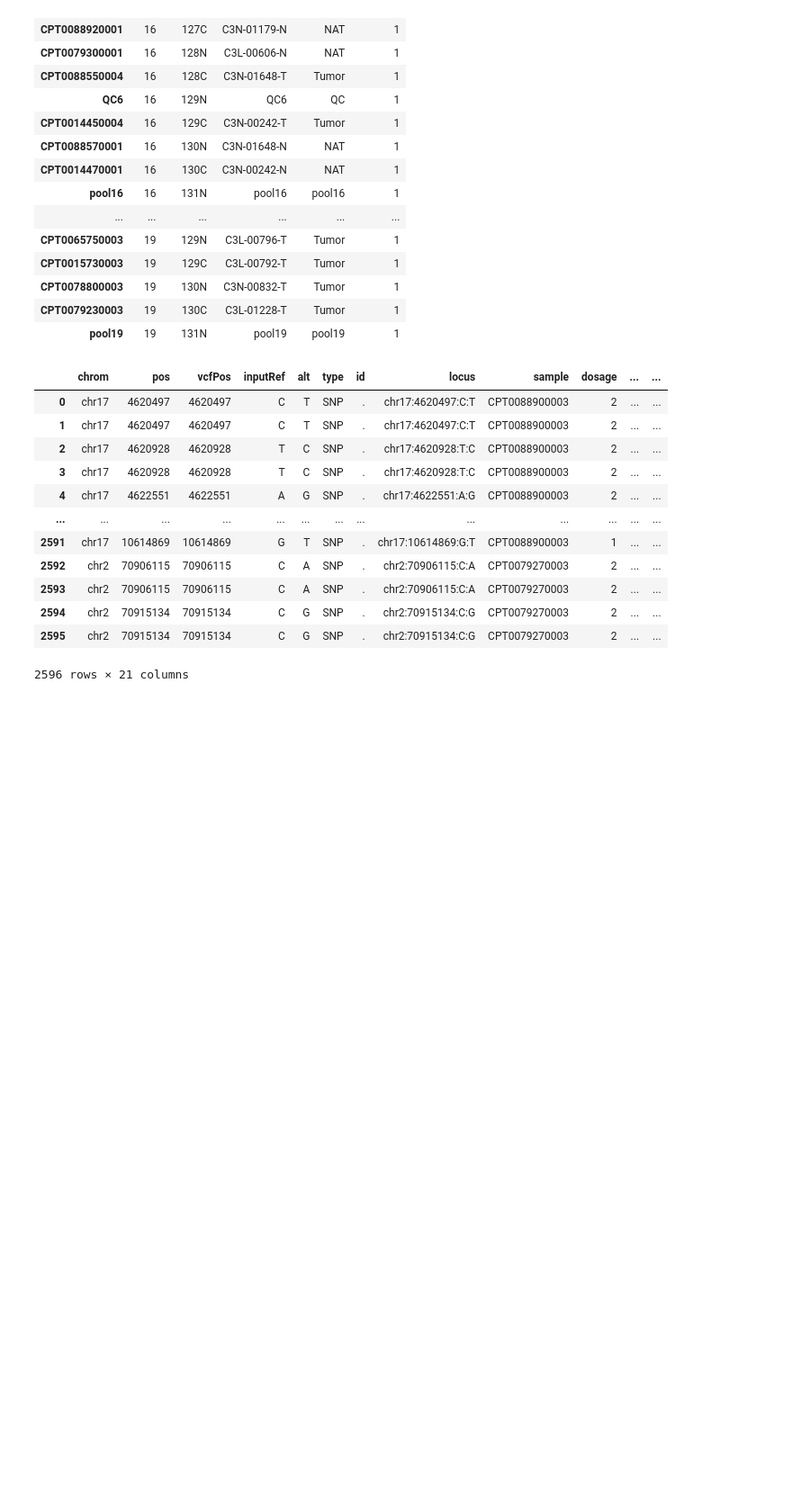
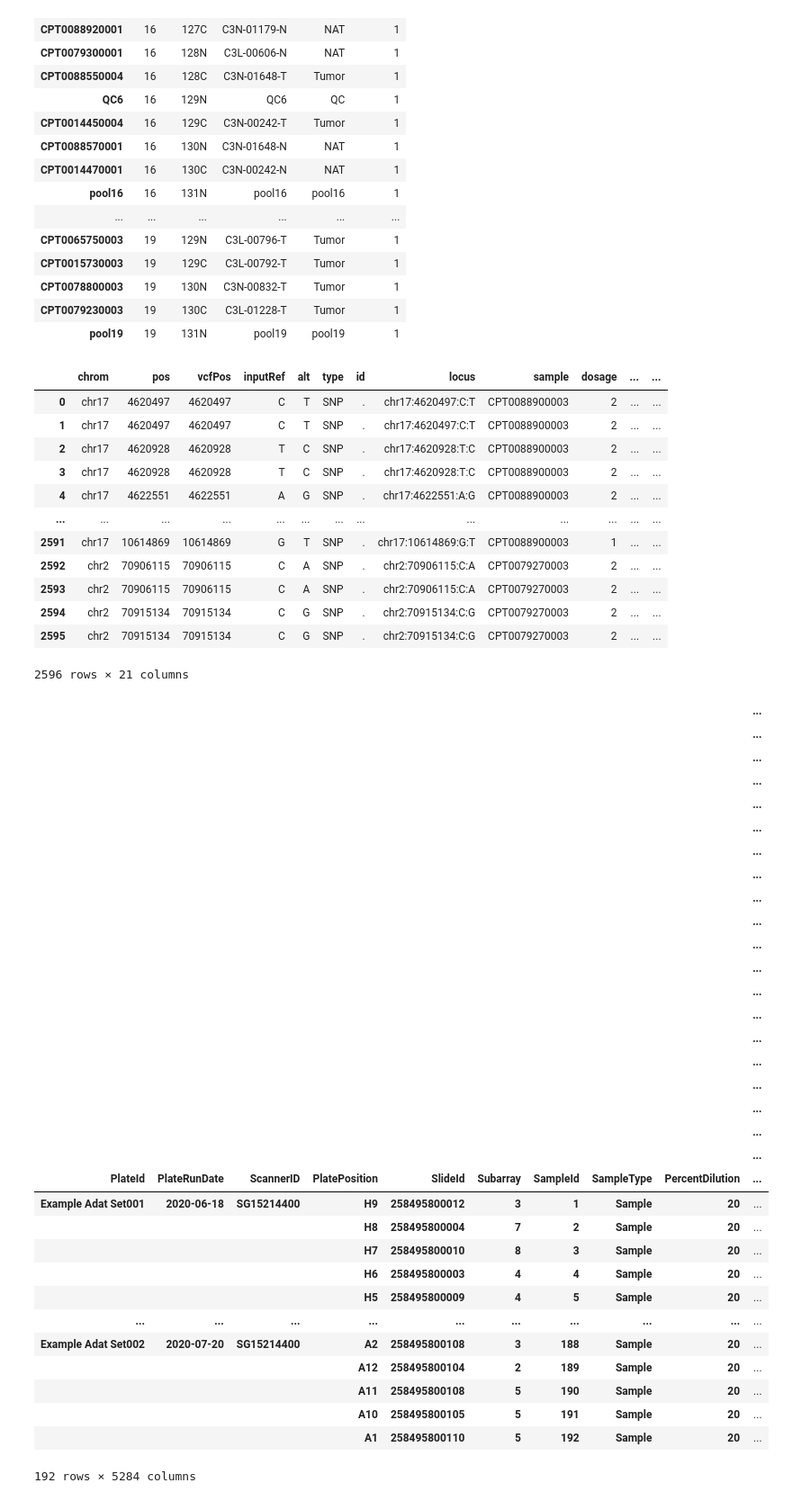
Before and after one commit to bystrogenomics/bystro, a Jupyter notebook: python/python/bystro/examples/ProteomicsProxiedQuery.ipynb, the cells around one changed output. Shown: that part at 90% size. Drawn from its saved outputs; the diff is of its cells as text; code cells hidden in the pictures; blank space fills up the shorter version.

Commit message:
wip somascan notebook

```diff
--- a/python/python/bystro/examples/ProteomicsProxiedQuery.ipynb
+++ b/python/python/bystro/examples/ProteomicsProxiedQuery.ipynb
@@ -212,3 +212,41 @@ joined_df
 | 2594 | chr2 | 70915134 | 70915134 | C | G | SNP | . | chr2:70915134:C:G | CPT0079270003 | 2 | ... | ... |
 | 2595 | chr2 | 70915134 | 70915134 | C | G | SNP | . | chr2:70915134:C:G | CPT0079270003 | 2 | ... | ... |
 2596 rows × 21 columns
+# %%
+from bystro.proteomics.somascan import SomascanDataset
+
+somascan_data = SomascanDataset.from_paths('./example_data.adat')
+# %% [output]
+|  |  |  |  |  |  |  |  |  | ... |
+|  |  |  |  |  |  |  |  |  | ... |
+|  |  |  |  |  |  |  |  |  | ... |
+|  |  |  |  |  |  |  |  |  | ... |
+|  |  |  |  |  |  |  |  |  | ... |
+|  |  |  |  |  |  |  |  |  | ... |
+|  |  |  |  |  |  |  |  |  | ... |
+|  |  |  |  |  |  |  |  |  | ... |
+|  |  |  |  |  |  |  |  |  | ... |
+|  |  |  |  |  |  |  |  |  | ... |
+|  |  |  |  |  |  |  |  |  | ... |
+|  |  |  |  |  |  |  |  |  | ... |
+|  |  |  |  |  |  |  |  |  | ... |
+|  |  |  |  |  |  |  |  |  | ... |
+|  |  |  |  |  |  |  |  |  | ... |
+|  |  |  |  |  |  |  |  |  | ... |
+|  |  |  |  |  |  |  |  |  | ... |
+|  |  |  |  |  |  |  |  |  | ... |
+|  |  |  |  |  |  |  |  |  | ... |
+|  |  |  |  |  |  |  |  |  | ... |
+| PlateId | PlateRunDate | ScannerID | PlatePosition | SlideId | Subarray | SampleId | SampleType | PercentDilution | ... |
+| Example Adat Set001 | 2020-06-18 | SG15214400 | H9 | 258495800012 | 3 | 1 | Sample | 20 | ... |
+|  |  |  | H8 | 258495800004 | 7 | 2 | Sample | 20 | ... |
+|  |  |  | H7 | 258495800010 | 8 | 3 | Sample | 20 | ... |
+|  |  |  | H6 | 258495800003 | 4 | 4 | Sample | 20 | ... |
+|  |  |  | H5 | 258495800009 | 4 | 5 | Sample | 20 | ... |
+| ... | ... | ... | ... | ... | ... | ... | ... | ... | ... |
+| Example Adat Set002 | 2020-07-20 | SG15214400 | A2 | 258495800108 | 3 | 188 | Sample | 20 | ... |
+|  |  |  | A12 | 258495800104 | 2 | 189 | Sample | 20 | ... |
+|  |  |  | A11 | 258495800108 | 5 | 190 | Sample | 20 | ... |
+|  |  |  | A10 | 258495800105 | 5 | 191 | Sample | 20 | ... |
+|  |  |  | A1 | 258495800110 | 5 | 192 | Sample | 20 | ... |
+192 rows × 5284 columns
```
Also changed, not shown: parts of 15 cells of this notebook.
